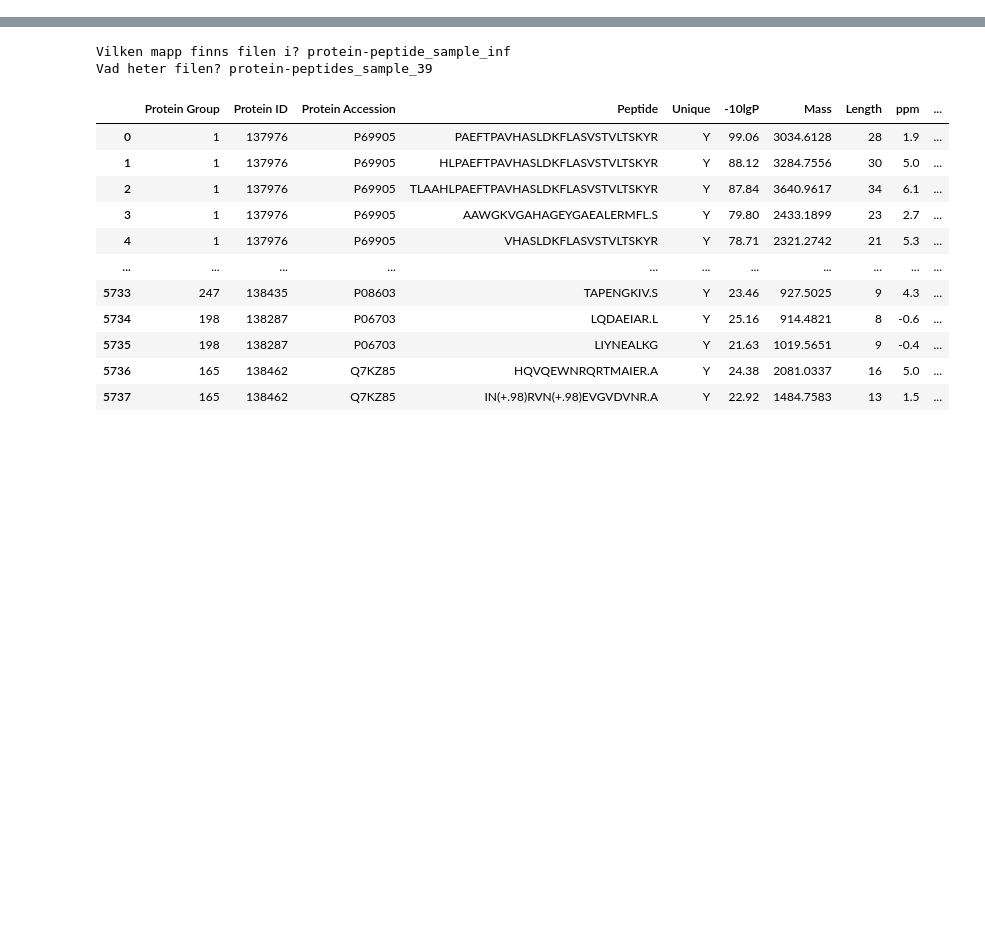
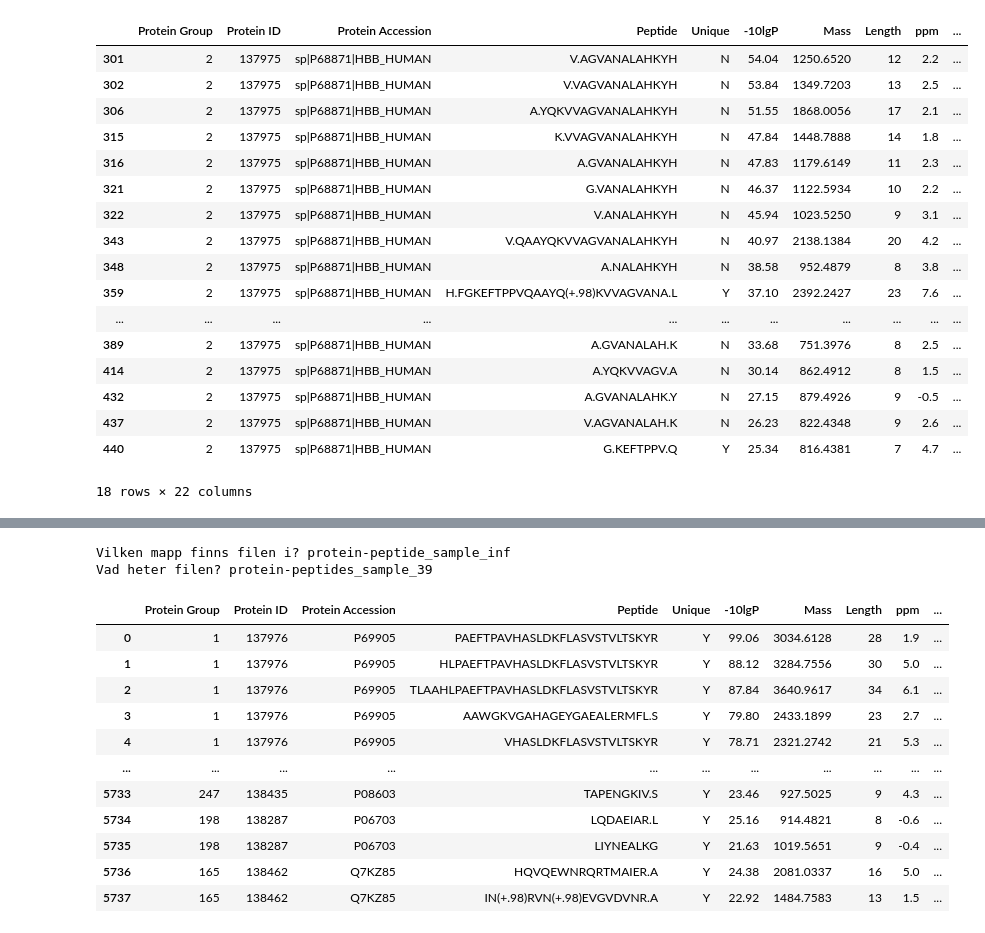
Before and after one commit to karlwallblom/peptidomic_py, a Jupyter notebook: Kalle.ipynb, the cells around one changed output, grey strips where cells are left out. Cells and saved outputs as stored; diff of their text form; code cells hidden in the pictures; blank space fills up the shorter version.

```diff
--- a/Kalle.ipynb
+++ b/Kalle.ipynb
@@ -13,0 +33,25 @@ WindowsPath('C:/Users/Kalle')
+# %%
+df= pd.read_excel('protein-peptide_sample_inf/protein-peptides_sample_34.xlsx')
+# df = df.loc[(df['#Feature'] >= 4)]
+df = df.loc[(df['Protein Accession'] == 'sp|P68871|HBB_HUMAN')]
+df = df.loc[(df['Start'] >= 111)]
+df
+# %% [output]
+|  | Protein Group | Protein ID | Protein Accession | Peptide | Unique | -10lgP | Mass | Length | ppm | ... |
+| 301 | 2 | 137975 | sp|P68871|HBB_HUMAN | V.AGVANALAHKYH | N | 54.04 | 1250.6520 | 12 | 2.2 | ... |
+| 302 | 2 | 137975 | sp|P68871|HBB_HUMAN | V.VAGVANALAHKYH | N | 53.84 | 1349.7203 | 13 | 2.5 | ... |
+| 306 | 2 | 137975 | sp|P68871|HBB_HUMAN | A.YQKVVAGVANALAHKYH | N | 51.55 | 1868.0056 | 17 | 2.1 | ... |
+| 315 | 2 | 137975 | sp|P68871|HBB_HUMAN | K.VVAGVANALAHKYH | N | 47.84 | 1448.7888 | 14 | 1.8 | ... |
+| 316 | 2 | 137975 | sp|P68871|HBB_HUMAN | A.GVANALAHKYH | N | 47.83 | 1179.6149 | 11 | 2.3 | ... |
+| 321 | 2 | 137975 | sp|P68871|HBB_HUMAN | G.VANALAHKYH | N | 46.37 | 1122.5934 | 10 | 2.2 | ... |
+| 322 | 2 | 137975 | sp|P68871|HBB_HUMAN | V.ANALAHKYH | N | 45.94 | 1023.5250 | 9 | 3.1 | ... |
+| 343 | 2 | 137975 | sp|P68871|HBB_HUMAN | V.QAAYQKVVAGVANALAHKYH | N | 40.97 | 2138.1384 | 20 | 4.2 | ... |
+| 348 | 2 | 137975 | sp|P68871|HBB_HUMAN | A.NALAHKYH | N | 38.58 | 952.4879 | 8 | 3.8 | ... |
+| 359 | 2 | 137975 | sp|P68871|HBB_HUMAN | H.FGKEFTPPVQAAYQ(+.98)KVVAGVANA.L | Y | 37.10 | 2392.2427 | 23 | 7.6 | ... |
+| ... | ... | ... | ... | ... | ... | ... | ... | ... | ... | ... |
+| 389 | 2 | 137975 | sp|P68871|HBB_HUMAN | A.GVANALAH.K | N | 33.68 | 751.3976 | 8 | 2.5 | ... |
+| 414 | 2 | 137975 | sp|P68871|HBB_HUMAN | A.YQKVVAGV.A | N | 30.14 | 862.4912 | 8 | 1.5 | ... |
+| 432 | 2 | 137975 | sp|P68871|HBB_HUMAN | A.GVANALAHK.Y | N | 27.15 | 879.4926 | 9 | -0.5 | ... |
+| 437 | 2 | 137975 | sp|P68871|HBB_HUMAN | V.AGVANALAH.K | N | 26.23 | 822.4348 | 9 | 2.6 | ... |
+| 440 | 2 | 137975 | sp|P68871|HBB_HUMAN | G.KEFTPPV.Q | Y | 25.34 | 816.4381 | 7 | 4.7 | ... |
+18 rows × 22 columns
```
Also changed, not shown: parts of 5 cells of this notebook, 9 other files.
